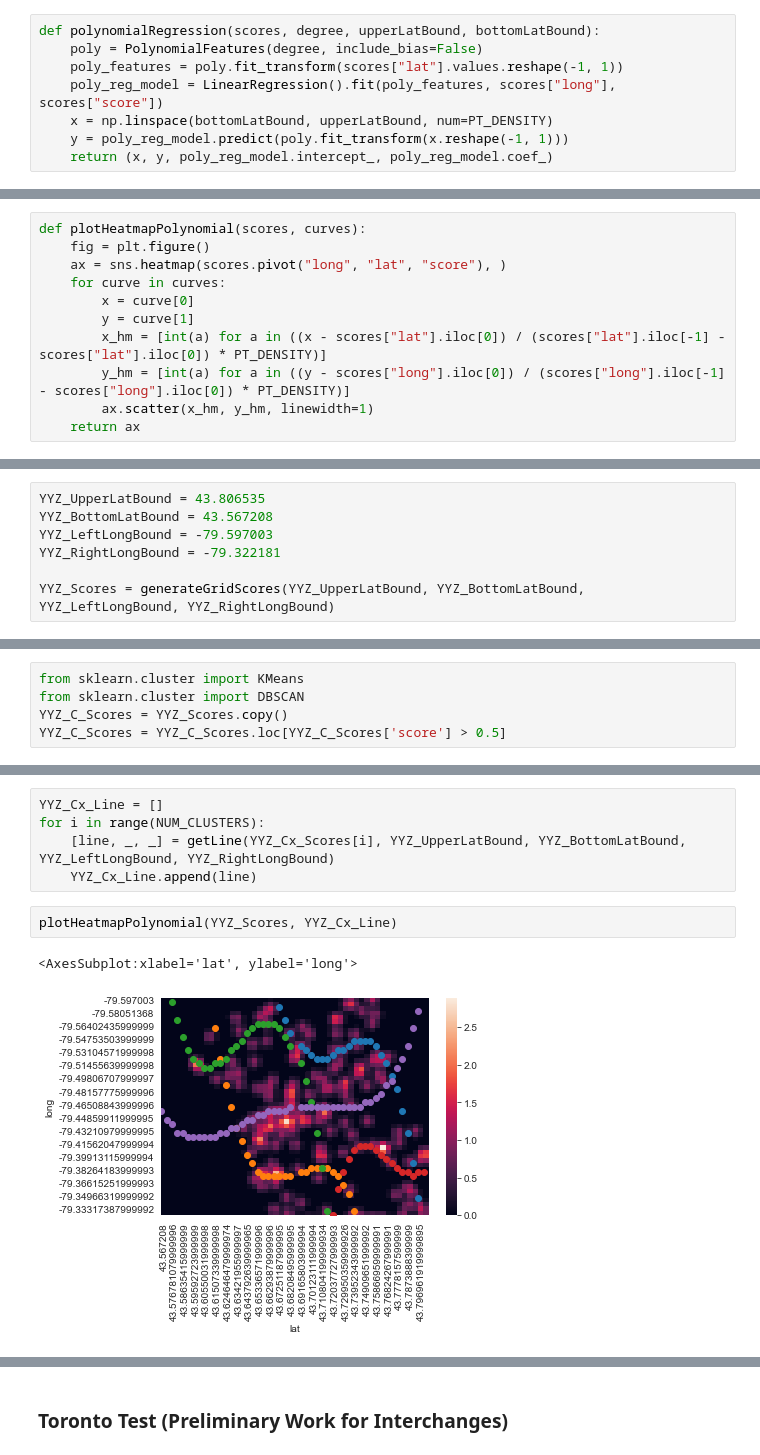
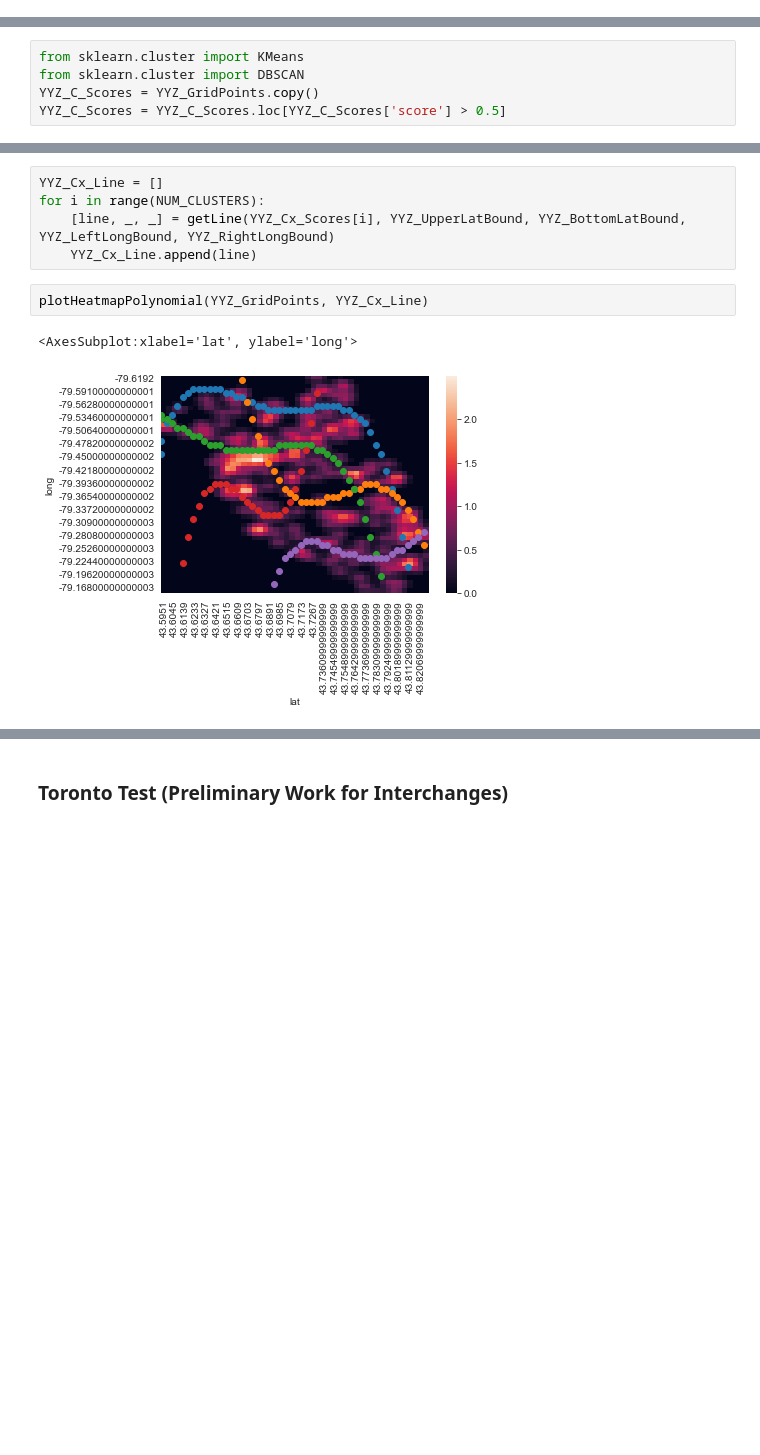
Before and after one commit to geotrieu/transit-ai, a Jupyter notebook: src/preprocessing.ipynb, the cells around one changed output, grey strips where cells are left out. Cells and saved outputs as stored; diff of their text form; blank space fills up the shorter version.

```diff
--- a/src/preprocessing.ipynb
+++ b/src/preprocessing.ipynb
@@ -223,8 +110,0 @@ def linearRegression(scores):
-# %%
-def polynomialRegression(scores, degree, upperLatBound, bottomLatBound):
-    poly = PolynomialFeatures(degree, include_bias=False)
-    poly_features = poly.fit_transform(scores["lat"].values.reshape(-1, 1))
-    poly_reg_model = LinearRegression().fit(poly_features, scores["long"], scores["score"])
-    x = np.linspace(bottomLatBound, upperLatBound, num=PT_DENSITY)
-    y = poly_reg_model.predict(poly.fit_transform(x.reshape(-1, 1)))
-    return (x, y, poly_reg_model.intercept_, poly_reg_model.coef_)
@@ -261,11 +110,0 @@ def plotHeatmap(scores, line):
-# %%
-def plotHeatmapPolynomial(scores, curves):
-    fig = plt.figure()
-    ax = sns.heatmap(scores.pivot("long", "lat", "score"), )
-    for curve in curves:
-        x = curve[0]
-        y = curve[1]
-        x_hm = [int(a) for a in ((x - scores["lat"].iloc[0]) / (scores["lat"].iloc[-1] - scores["lat"].iloc[0]) * PT_DENSITY)]
-        y_hm = [int(a) for a in ((y - scores["long"].iloc[0]) / (scores["long"].iloc[-1] - scores["long"].iloc[0]) * PT_DENSITY)]
-        ax.scatter(x_hm, y_hm, linewidth=1)
-    return ax
@@ -274,8 +111 @@ def plotHeatmapPolynomial(scores, curves):
-# %%
-YYZ_UpperLatBound = 43.806535
-YYZ_BottomLatBound = 43.567208
-YYZ_LeftLongBound = -79.597003
-YYZ_RightLongBound = -79.322181
-
-YYZ_Scores = generateGridScores(YYZ_UpperLatBound, YYZ_BottomLatBound, YYZ_LeftLongBound, YYZ_RightLongBound)
 # %%
@@ -295,7 +125,7 @@ NUM_CLUSTERS = 5
 # %%
 from sklearn.cluster import KMeans
 from sklearn.cluster import DBSCAN
-YYZ_C_Scores = YYZ_Scores.copy()
+YYZ_C_Scores = YYZ_GridPoints.copy()
 YYZ_C_Scores = YYZ_C_Scores.loc[YYZ_C_Scores['score'] > 0.5]
 # %%
 #for index, row in YYZ_C_Scores.iterrows():
@@ -353,10 +183,10 @@ for i in range(NUM_CLUSTERS):
     [line, _, _] = getLine(YYZ_Cx_Scores[i], YYZ_UpperLatBound, YYZ_BottomLatBound, YYZ_LeftLongBound, YYZ_RightLongBound)
     YYZ_Cx_Line.append(line)
 # %%
-plotHeatmapPolynomial(YYZ_Scores, YYZ_Cx_Line)
+plotHeatmapPolynomial(YYZ_GridPoints, YYZ_Cx_Line)
 # %% [output]
 <AxesSubplot:xlabel='lat', ylabel='long'>
-[figure, old version]
+[figure, new version]
 # %%
 YYZ_Cx_Line
 # %% [output]
```
Also changed, not shown: parts of 46 cells of this notebook, 5 other files.
